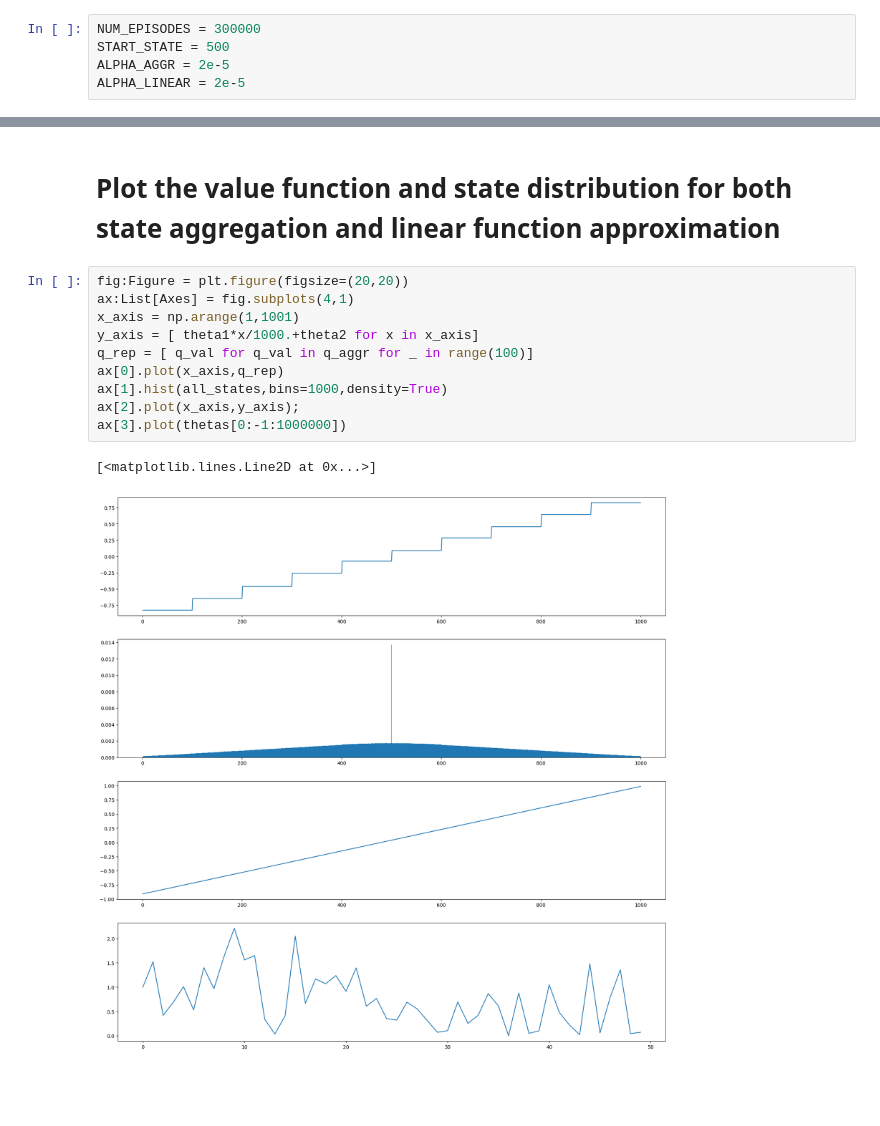
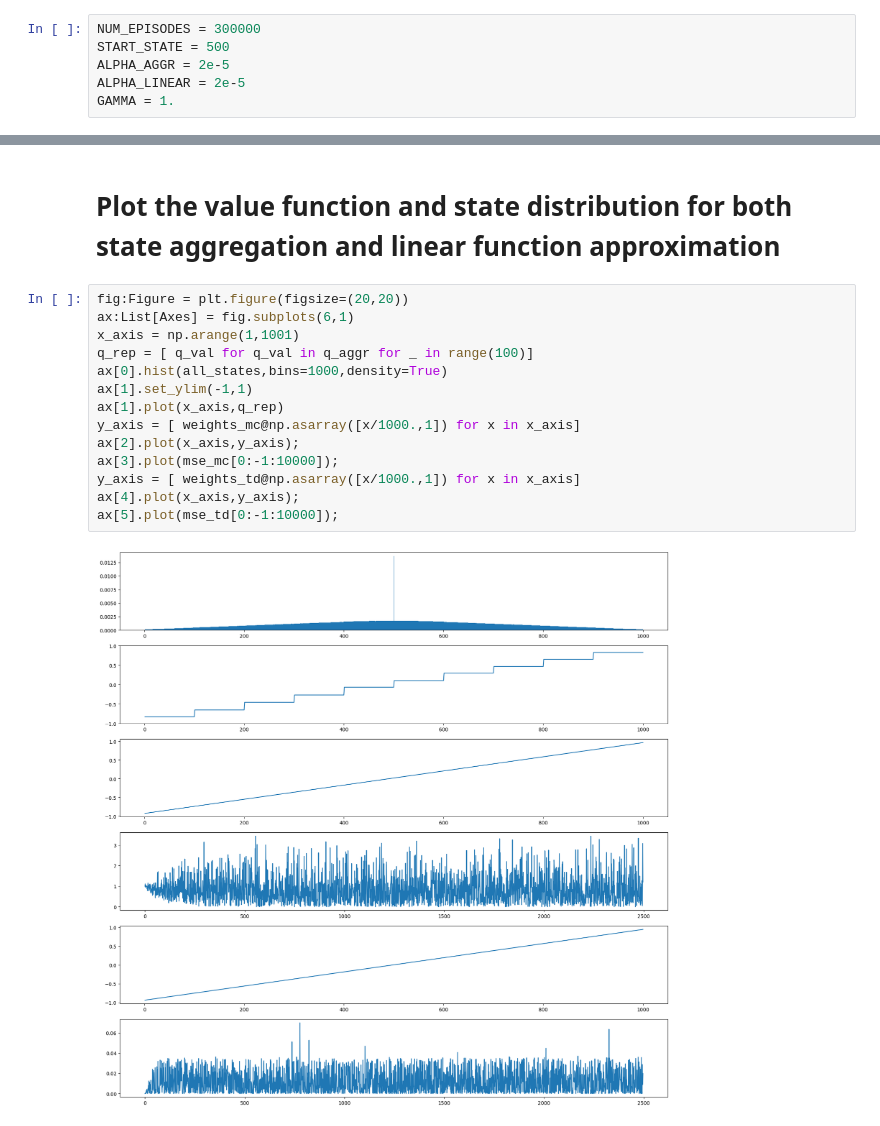
Before and after one commit to gmuthu7/Gridworld, a Jupyter notebook: random_walk.ipynb, the cells around one changed output, grey strips where cells are left out. Saved outputs shown, nothing was run; the diff lists cells and outputs as text; blank space fills up the shorter version.

```diff
--- a/random_walk.ipynb
+++ b/random_walk.ipynb
@@ -13,4 +13,5 @@ NUM_EPISODES = 300000
 START_STATE = 500
 ALPHA_AGGR = 2e-5
 ALPHA_LINEAR = 2e-5
+GAMMA = 1.
 # %% [markdown]
@@ -53,15 +60,18 @@ for i in range(NUM_EPISODES):
 <h1> Plot the value function and state distribution for both state aggregation and linear function approximation </h1>
 # %%
 fig:Figure = plt.figure(figsize=(20,20))
-ax:List[Axes] = fig.subplots(4,1)
+ax:List[Axes] = fig.subplots(6,1)
 x_axis = np.arange(1,1001)
-y_axis = [ theta1*x/1000.+theta2 for x in x_axis]
 q_rep = [ q_val for q_val in q_aggr for _ in range(100)]
-ax[0].plot(x_axis,q_rep)
-ax[1].hist(all_states,bins=1000,density=True)
+ax[0].hist(all_states,bins=1000,density=True)
+ax[1].set_ylim(-1,1)
+ax[1].plot(x_axis,q_rep)
+y_axis = [ weights_mc@np.asarray([x/1000.,1]) for x in x_axis]
 ax[2].plot(x_axis,y_axis);
-ax[3].plot(thetas[0:-1:1000000])
+ax[3].plot(mse_mc[0:-1:10000]);
+y_axis = [ weights_td@np.asarray([x/1000.,1]) for x in x_axis]
+ax[4].plot(x_axis,y_axis);
+ax[5].plot(mse_td[0:-1:10000]);
 # %% [output]
-[<matplotlib.lines.Line2D at 0x...>]
-[figure, old version]
+[figure, new version]
 # %%
```
Also changed, not shown: parts of 4 cells of this notebook.
